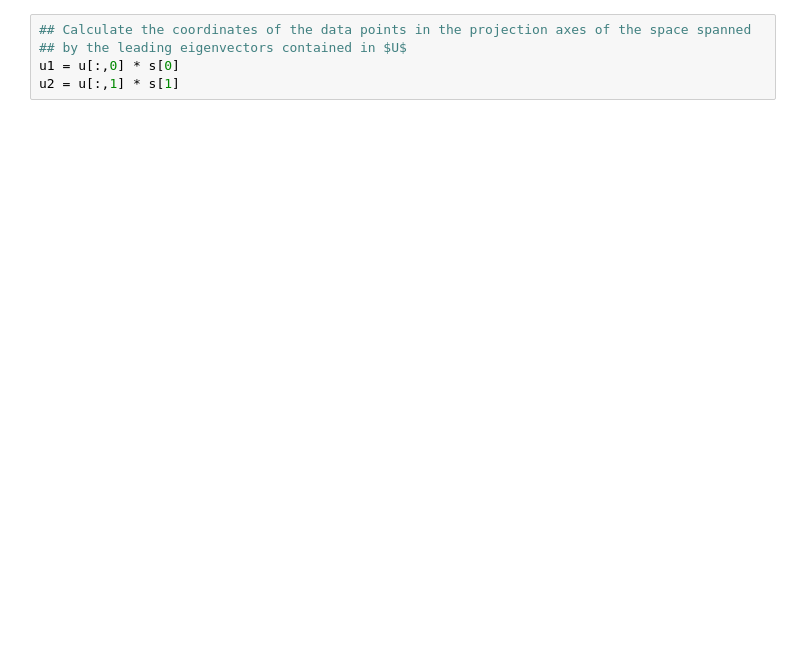
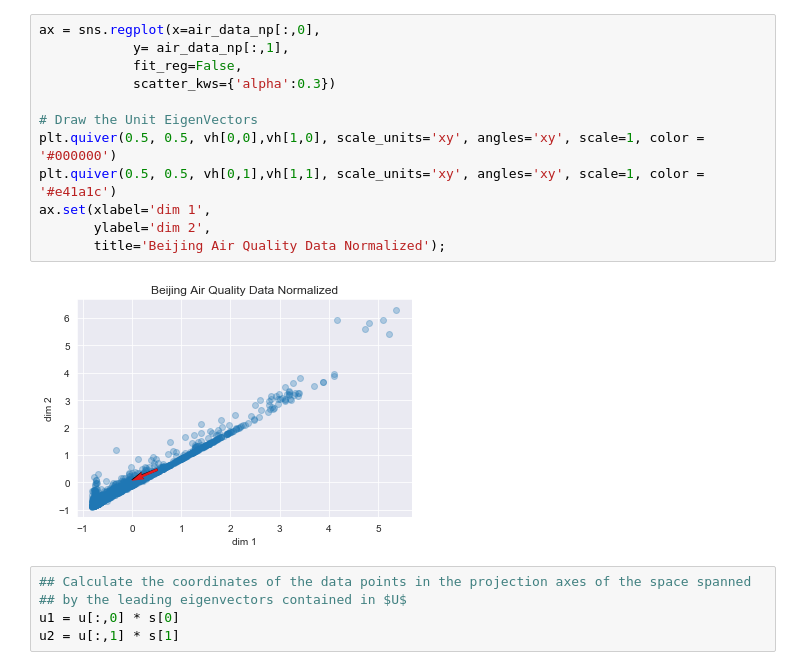
Before and after one commit to oranium/datamining, a Jupyter notebook: PAD_Project_SVD.ipynb, the cells around one changed output. Drawn from its saved outputs; the diff is of its cells as text; blank space fills up the shorter version.

```diff
--- a/PAD_Project_SVD.ipynb
+++ b/PAD_Project_SVD.ipynb
@@ -14,3 +35,17 @@ eigenval, eigenvec = s ** 2, v
+# %%
+ax = sns.regplot(x=air_data_np[:,0],
+            y= air_data_np[:,1],
+            fit_reg=False,
+            scatter_kws={'alpha':0.3})
+
+# Draw the Unit EigenVectors
+plt.quiver(0.5, 0.5, vh[0,0],vh[1,0], scale_units='xy', angles='xy', scale=1, color = '#000000')
+plt.quiver(0.5, 0.5, vh[0,1],vh[1,1], scale_units='xy', angles='xy', scale=1, color = '#e41a1c')
+ax.set(xlabel='dim 1',
+       ylabel='dim 2',
+       title='Beijing Air Quality Data Normalized');
+# %% [output]
+[figure, added]
 # %%
 ## Calculate the coordinates of the data points in the projection axes of the space spanned
 ## by the leading eigenvectors contained in $U$
```
Also changed, not shown: parts of 15 cells of this notebook, 4 other files.
